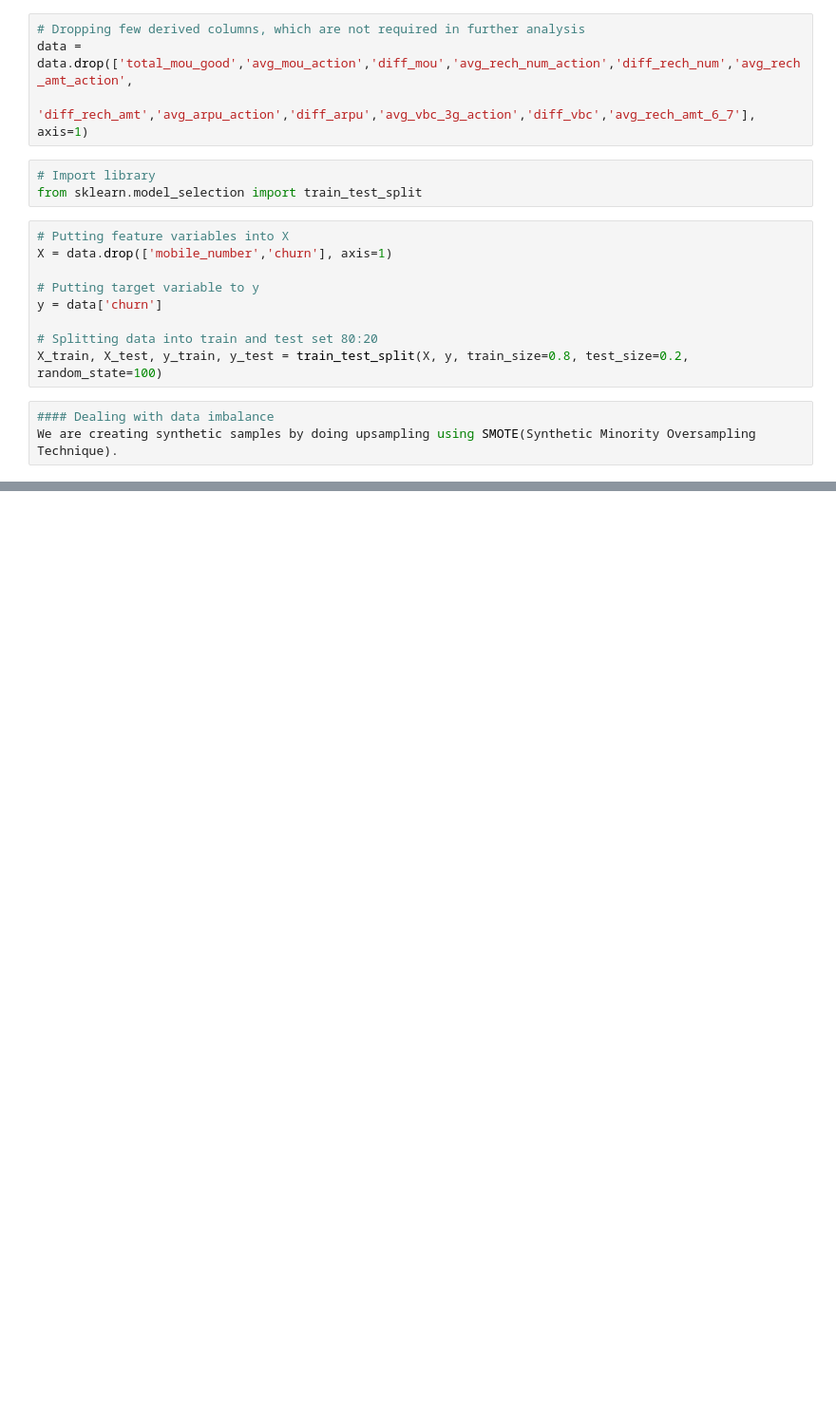
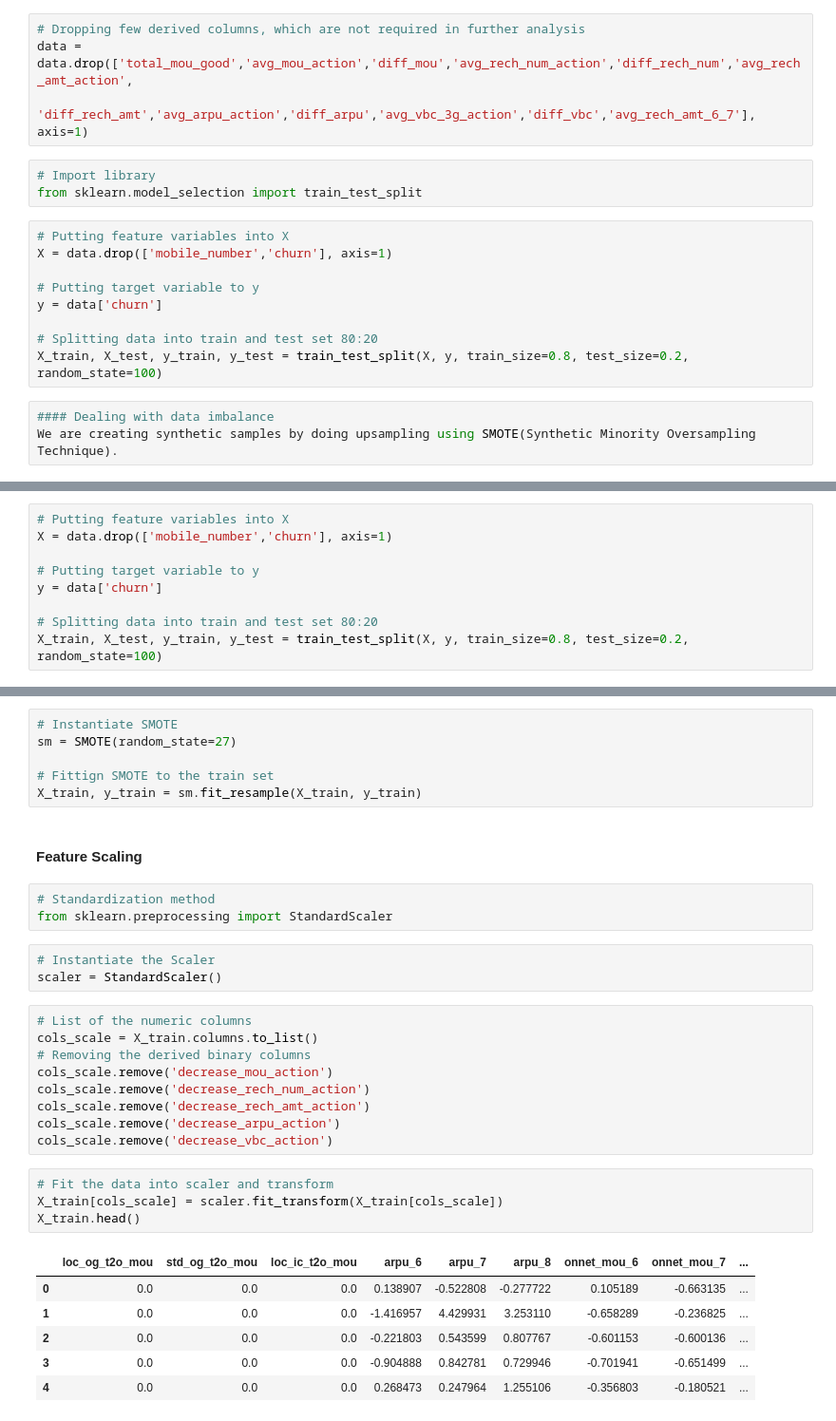
Before and after one commit to burakarabacioglu/Vodafone-ML-Internship-Portfolio, a Jupyter notebook: Customer_Churn_Prediction/churn_prediction.ipynb, the cells around one changed output, grey strips where cells are left out. Shown at 95% size. Cells and saved outputs as stored; diff of their text form; blank space fills up the shorter version.

Commit message:
feat: add class imbalance handling and feature scaling

```diff
--- a/Customer_Churn_Prediction/churn_prediction.ipynb
+++ b/Customer_Churn_Prediction/churn_prediction.ipynb
@@ -694,0 +700,9 @@ We are creating synthetic samples by doing upsampling using SMOTE(Synthetic Mino
+# %%
+# Putting feature variables into X
+X = data.drop(['mobile_number','churn'], axis=1)
+
+# Putting target variable to y
+y = data['churn']
+
+# Splitting data into train and test set 80:20
+X_train, X_test, y_train, y_test = train_test_split(X, y, train_size=0.8, test_size=0.2, random_state=100)
@@ -694,0 +715,34 @@ We are creating synthetic samples by doing upsampling using SMOTE(Synthetic Mino
+# %%
+# Instantiate SMOTE
+sm = SMOTE(random_state=27)
+
+# Fittign SMOTE to the train set
+X_train, y_train = sm.fit_resample(X_train, y_train)
+# %% [markdown]
+#### Feature Scaling
+# %%
+# Standardization method
+from sklearn.preprocessing import StandardScaler
+# %%
+# Instantiate the Scaler
+scaler = StandardScaler()
+# %%
+# List of the numeric columns
+cols_scale = X_train.columns.to_list()
+# Removing the derived binary columns
+cols_scale.remove('decrease_mou_action')
+cols_scale.remove('decrease_rech_num_action')
+cols_scale.remove('decrease_rech_amt_action')
+cols_scale.remove('decrease_arpu_action')
+cols_scale.remove('decrease_vbc_action')
+# %%
+# Fit the data into scaler and transform
+X_train[cols_scale] = scaler.fit_transform(X_train[cols_scale])
+X_train.head()
+# %% [output]
+|  | loc_og_t2o_mou | std_og_t2o_mou | loc_ic_t2o_mou | arpu_6 | arpu_7 | arpu_8 | onnet_mou_6 | onnet_mou_7 | ... |
+| 0 | 0.0 | 0.0 | 0.0 | 0.138907 | -0.522808 | -0.277722 | 0.105189 | -0.663135 | ... |
+| 1 | 0.0 | 0.0 | 0.0 | -1.416957 | 4.429931 | 3.253110 | -0.658289 | -0.236825 | ... |
+| 2 | 0.0 | 0.0 | 0.0 | -0.221803 | 0.543599 | 0.807767 | -0.601153 | -0.600136 | ... |
+| 3 | 0.0 | 0.0 | 0.0 | -0.904888 | 0.842781 | 0.729946 | -0.701941 | -0.651499 | ... |
+| 4 | 0.0 | 0.0 | 0.0 | 0.268473 | 0.247964 | 1.255106 | -0.356803 | -0.180521 | ... |
```
Also changed, not shown: parts of 6 cells of this notebook.
